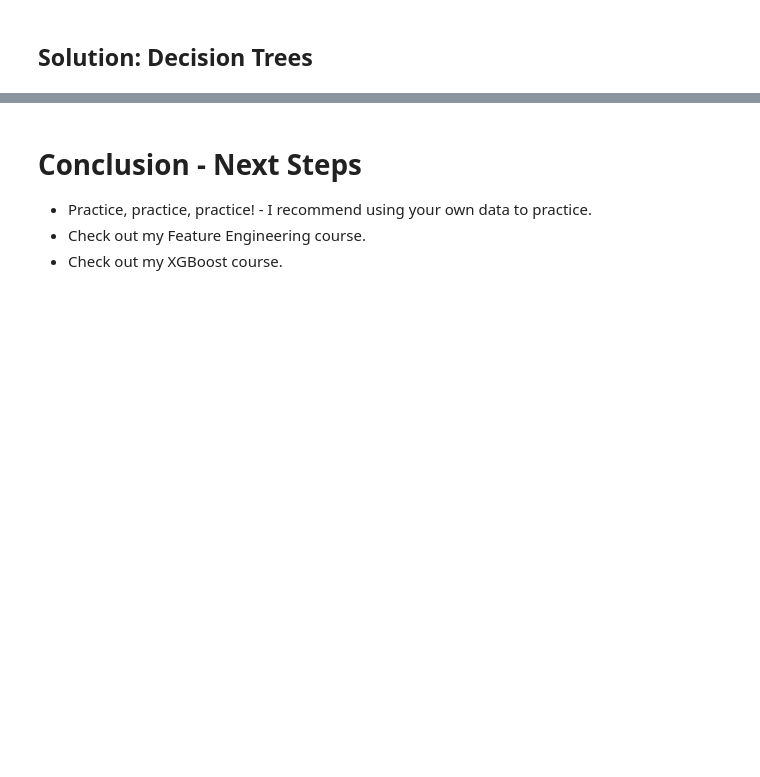
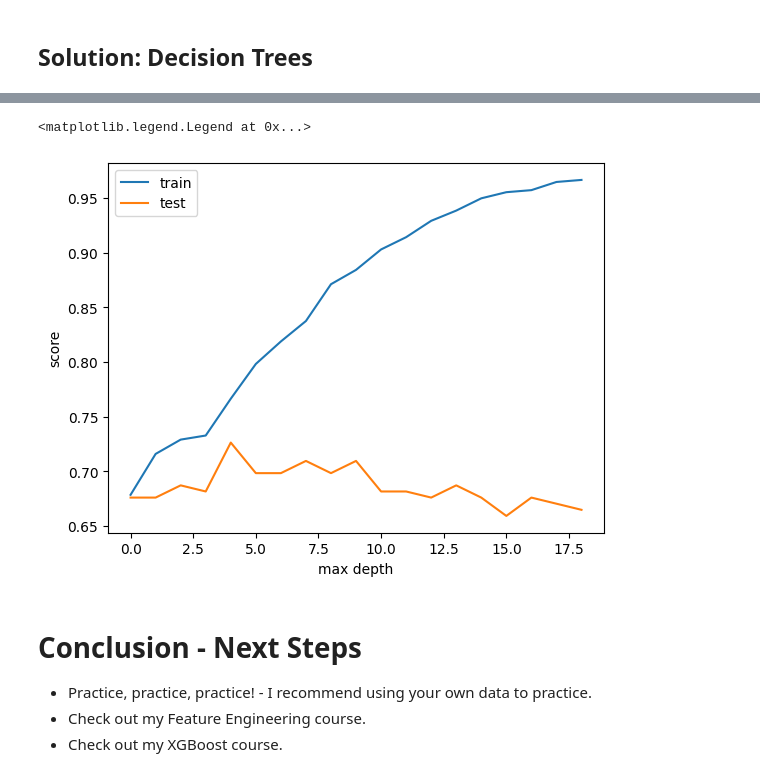
Before and after one commit to cfdarcy/applied-machine-learning-algorithms-3806104, a Jupyter notebook: algos.ipynb, the cells around one changed output, grey strips where cells are left out. Drawn from its saved outputs; the diff is of its cells as text; code cells hidden in the pictures; blank space fills up the shorter version.

```diff
--- a/algos.ipynb
+++ b/algos.ipynb
@@ -1641,3 +1693,22 @@ Create a decision tree to predict survival on the titanic. See if you can determ
+# %%
+train_scores = []
+test_scores = []
+
+for max_depth in range(1, 20):
+  dtc = DecisionTreeClassifier(max_depth=max_depth)
+  dtc.fit(X_train,y_train)
+  train_scores.append(dtc.score(X_train, y_train))
+  test_scores.append(dtc.score(X_test, y_test))
+
+plt.figure()
+plt.plot(train_scores)
+plt.plot(test_scores)
+plt.xlabel('max depth')
+plt.ylabel('score')
+plt.legend(['train','test'])
+# %% [output]
+<matplotlib.legend.Legend at 0x...>
+[figure, added]
 # %% [markdown]
 # Conclusion - Next Steps
 
```
Also changed, not shown: parts of 3 cells of this notebook.
